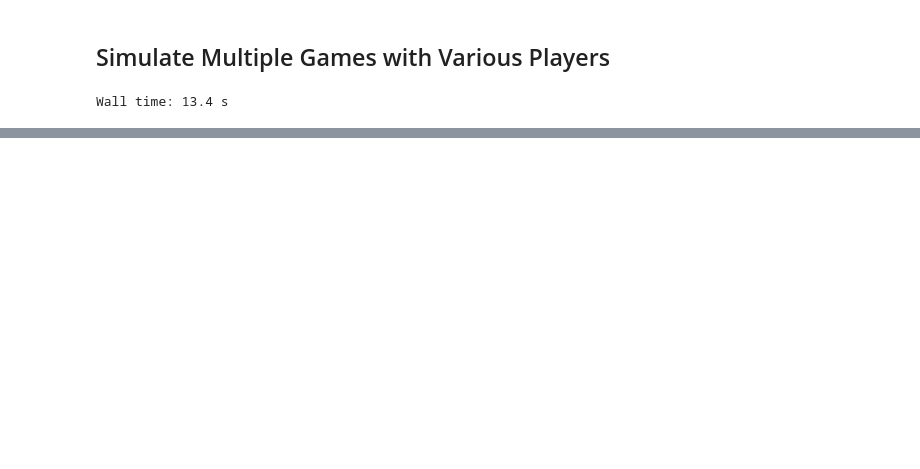
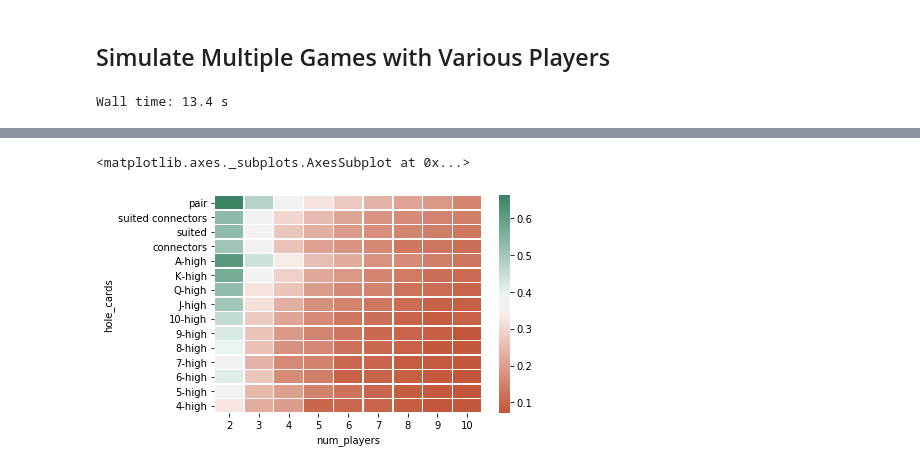
Before and after one commit to rahosbach/texas-holdem-simulator, a Jupyter notebook: texas_holdem_sim.ipynb, the cells around one changed output, grey strips where cells are left out. Cells and saved outputs as stored; diff of their text form; code cells hidden in the pictures; blank space fills up the shorter version.

Commit message:
Updated notebook to be able to run the simulation in parallel.  Also contains results plots now.

```diff
--- a/texas_holdem_sim.ipynb
+++ b/texas_holdem_sim.ipynb
@@ -418,0 +510,9 @@ game_results
+# %%
+from joblib import Parallel, delayed
+import multiprocessing
+
+# what are your inputs, and what operation do you want to
+# perform on each input. For example...
+players = range(2, 11)
+
+num_cores = multiprocessing.cpu_count()
@@ -418,0 +524,4 @@ game_results
+# %%
+%%time
+results_parallel = list(chain.from_iterable(
+    Parallel(n_jobs=num_cores)(delayed(simulator_parallel)(players=i, num_games=10_000) for i in players)))
@@ -418,0 +530,11 @@ game_results
+# %%
+results_df = pd.DataFrame(results_parallel)
+results_df['hole_cards'] = pd.Categorical(
+    results_df['hole_cards'],
+    ['pair', 'suited connectors', 'suited', 'connectors', 'A-high', 'K-high', 'Q-high', 'J-high',
+     '10-high', '9-high', '8-high', '7-high', '6-high', '5-high', '4-high'])
+results_df['best_hand'] = pd.Categorical(
+    results_df['best_hand'],
+    ['royal flush', 'straight flush', '4-of-a-kind', 'full house', 'flush', 'straight',
+     '3-of-a-kind', 'two-pair', 'pair', 'high card'])
+results_df.head()
@@ -418,0 +548,9 @@ game_results
+# %%
+results_df2 = pd.concat([results_df, pd.get_dummies(results_df['result'])], axis=1)
+win_draw_by_hole_cards = results_df2.groupby(['num_players', 'hole_cards']).apply(lambda x: (np.sum(x.Win) + np.sum(x.Draw)) / (np.sum(x.Win) + np.sum(x.Draw) + np.sum(x.Loss)))
+sns.heatmap(pd.DataFrame(win_draw_by_hole_cards).sort_values('hole_cards').reset_index().pivot('hole_cards', 'num_players', 0),
+            cmap=sns.diverging_palette(20, 150, sep=20, as_cmap=True),
+            linewidths=.5)
+# %% [output]
+<matplotlib.axes._subplots.AxesSubplot at 0x...>
+[figure, added]
```
Also changed, not shown: parts of 19 cells of this notebook.
